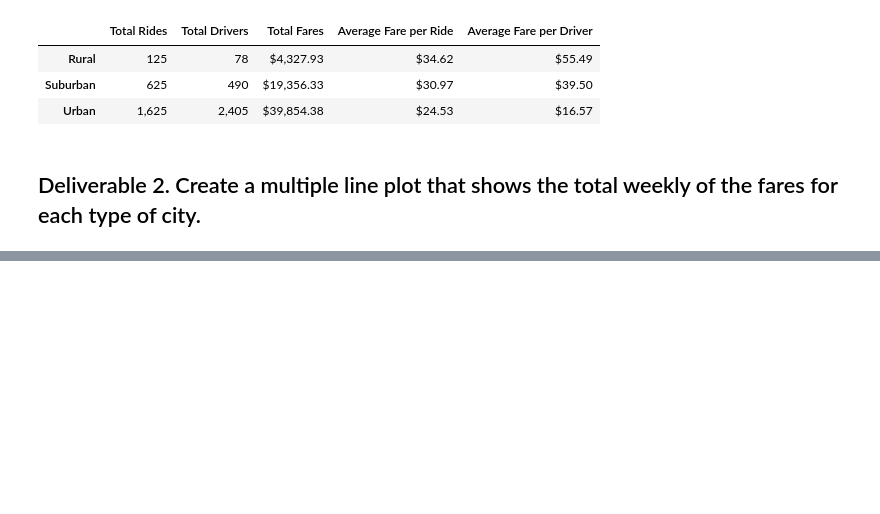
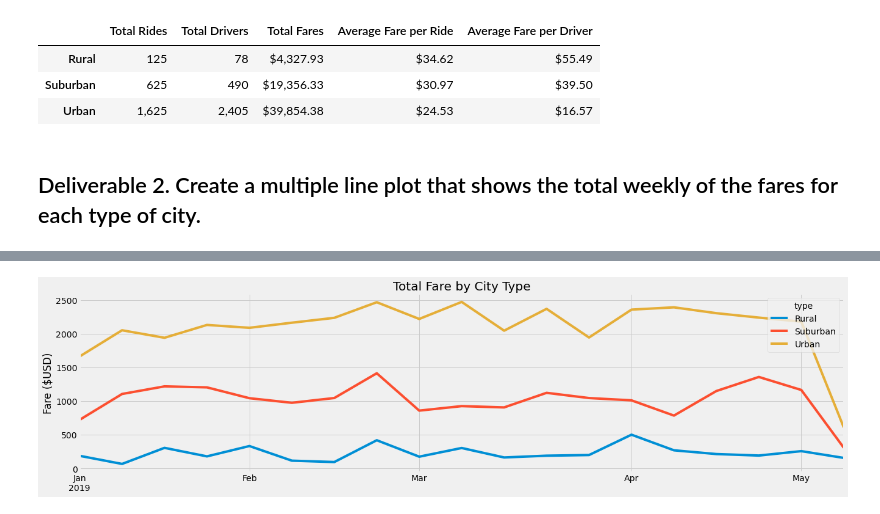
Before and after one commit to melindamalone/PyBer_Analysis, a Jupyter notebook: PyBer_Challenge.ipynb, the cells around one changed output, grey strips where cells are left out. Saved outputs shown, nothing was run; the diff lists cells and outputs as text; code cells hidden in the pictures; blank space fills up the shorter version.

```diff
--- a/PyBer_Challenge.ipynb
+++ b/PyBer_Challenge.ipynb
@@ -155,3 +173,6 @@ pyber_summary_df
 # %%
 # 2. Using groupby() to create a new DataFrame showing the sum of the fares
 #  for each date where the indices are the city type and date.
+#use the provided code snippet to reset the index. This is needed to use the pivot() function in the next step (Step 3).
+type_date_fare = type_date_fare.reset_index()
+type_date_fare.head(10)
@@ -160,0 +191,8 @@ pyber_summary_df
+# %%
+# 3. Reset the index on the DataFrame you created in #1. This is needed to use the 'pivot()' function.
+#use the pivot() function to convert the DataFrame from the previous step so that...
+#the index is the "date," each column is a city "type," and the values are the "fare."
+#After this step, you’ll see that each cell has the total fare for the date and time, as shown in the following image.
+# df = df.reset_index()
+type_date_fare_pivot = type_date_fare.pivot(index="date", columns="type", values="fare")
+type_date_fare_pivot.head(10)
@@ -166,3 +243,6 @@ pyber_summary_df
 # %%
 # 6. Set the "date" index to datetime datatype. This is necessary to use the resample() method in Step 8.
+#use the provided code snippet, df.info(), to check that the "date" is a datetime data type.
 # df.index = pd.to_datetime(df.index)
+type_date_fare_pivot.index = pd.to_datetime(type_date_fare_pivot.index)
+type_date_fare_pivot
@@ -172,0 +264,6 @@ pyber_summary_df
+# %%
+# 7. Check that the datatype for the index is datetime using df.info()
+#create a new DataFrame by applying the resample() function to the DataFrame you modified in Step 5.
+#Resample the data in weekly bins, then apply the sum() method to get the total fares for each week.
+type_date_fare_weekly = type_date_fare_pivot.resample("W").sum()
+type_date_fare_weekly.head()
@@ -173,3 +278,26 @@ pyber_summary_df
+# %%
+# 8. Create a new DataFrame using the "resample()" function by week 'W' and get the sum of the fares for each week.
+#graph the resampled DataFrame from Step 7 using the object-oriented interface method and the df.plot() method,
+#as well as the Matplotlib "fivethirtyeight" graph style code snippet provided in the starter code.
+#Annotate the y-axis label and the title, then use the appropriate code to save the figure as PyBer_fare_summary.png in your "analysis" folder.
+
+type_date_fare_weekly.plot(figsize=(20,5))
+plt.title("Total Fare by City Type")
+plt.ylabel("Fare ($USD)")
+plt.xlabel("")
+plt.grid(True)
+
+# Import the style from Matplotlib.
+from matplotlib import style
+# Use the graph style fivethirtyeight.
+
+style.use('fivethirtyeight')
+
+plt.savefig("analysis/PyBer_fare_summary.png")
+
+plt.show()
+# %% [output]
+[figure, added]
 # %%
 # 8. Using the object-oriented interface method, plot the resample DataFrame using the df.plot() function.
 
```
Also changed, not shown: parts of 11 cells of this notebook, 2 other files.
